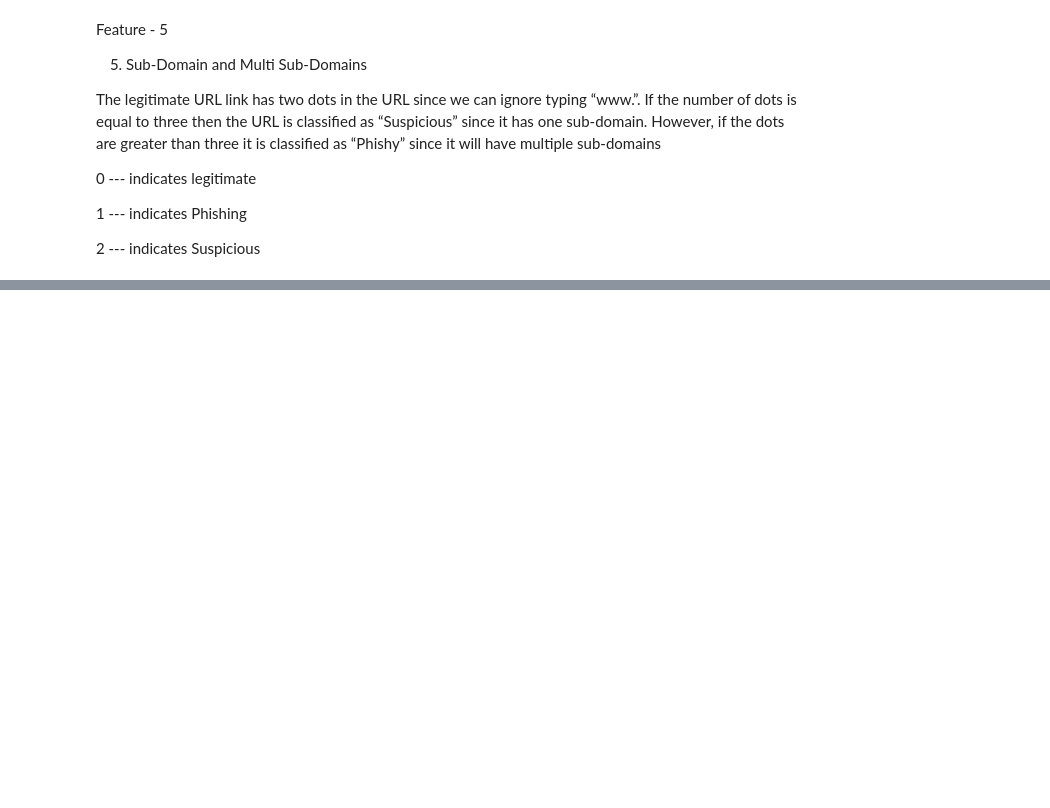
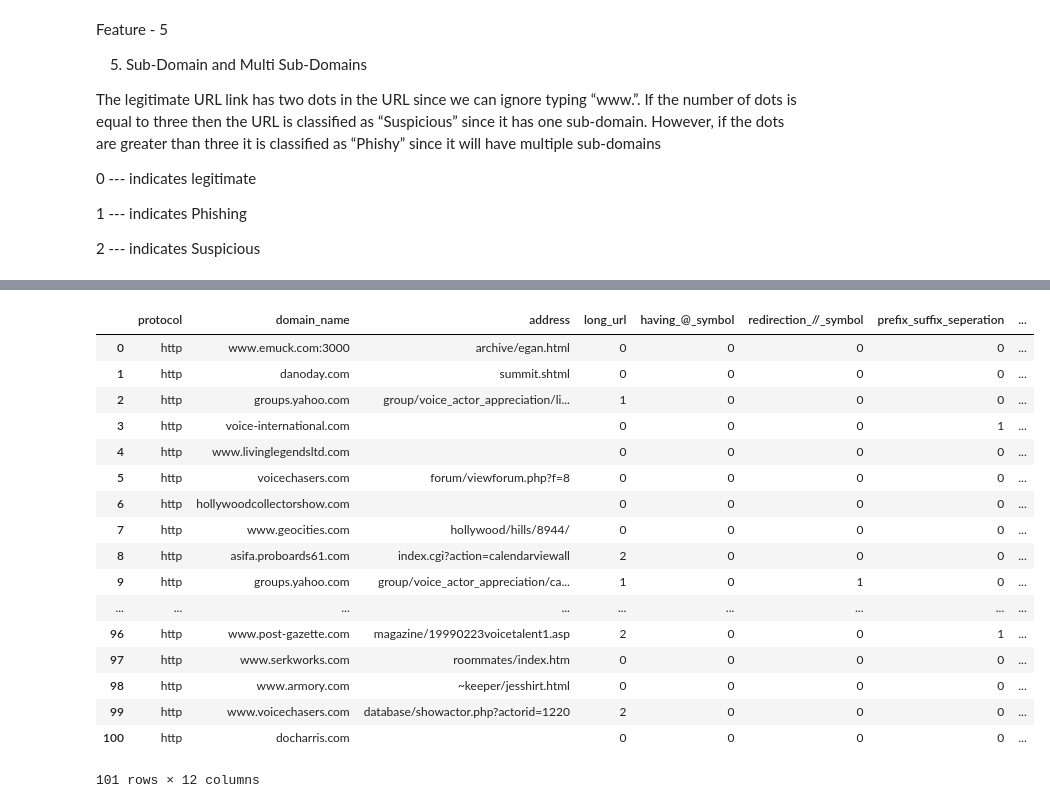
Before and after one commit to chamanthmvs/Phishing-Website-Detection, a Jupyter notebook: Phishing Website Detection.ipynb, the cells around one changed output, grey strips where cells are left out. Cells and saved outputs as stored; diff of their text form; code cells hidden in the pictures; blank space fills up the shorter version.

```diff
--- a/Phishing Website Detection.ipynb
+++ b/Phishing Website Detection.ipynb
@@ -309,0 +504,10 @@ splitted_data
+# %%
+import google
+def google_index(url):
+    site=google.search(url,5)
+    if site:
+        return 0
+    else:
+        return 1
+# %%
+splitted_data['google_index'] = raw_data['websites'].apply(google_index)
@@ -309,0 +529,36 @@ splitted_data
+# %%
+from bs4 import BeautifulSoup
+import urllib.request
+def web_traffic(url):
+    try:
+        rank = bs4.BeautifulSoup(urllib.request.urlopen("http://data.alexa.com/data?cli=10&dat=s&url=" + url).read(), "xml").find("REACH")['RANK']
+    except TypeError:
+        return 1
+    rank= int(rank)
+    if (rank<100000):
+        return 0
+    else:
+        return 2
+# %%
+splitted_data['web_traffic'] = raw_data['websites'].apply(web_traffic)
+# %%
+splitted_data
+# %% [output]
+|  | protocol | domain_name | address | long_url | having_@_symbol | redirection_//_symbol | prefix_suffix_seperation | ... |
+| 0 | http | www.emuck.com:3000 | archive/egan.html | 0 | 0 | 0 | 0 | ... |
+| 1 | http | danoday.com | summit.shtml | 0 | 0 | 0 | 0 | ... |
+| 2 | http | groups.yahoo.com | group/voice_actor_appreciation/li... | 1 | 0 | 0 | 0 | ... |
+| 3 | http | voice-international.com |  | 0 | 0 | 0 | 1 | ... |
+| 4 | http | www.livinglegendsltd.com |  | 0 | 0 | 0 | 0 | ... |
+| 5 | http | voicechasers.com | forum/viewforum.php?f=8 | 0 | 0 | 0 | 0 | ... |
+| 6 | http | hollywoodcollectorshow.com |  | 0 | 0 | 0 | 0 | ... |
+| 7 | http | www.geocities.com | hollywood/hills/8944/ | 0 | 0 | 0 | 0 | ... |
+| 8 | http | asifa.proboards61.com | index.cgi?action=calendarviewall | 2 | 0 | 0 | 0 | ... |
+| 9 | http | groups.yahoo.com | group/voice_actor_appreciation/ca... | 1 | 0 | 1 | 0 | ... |
+| ... | ... | ... | ... | ... | ... | ... | ... | ... |
+| 96 | http | www.post-gazette.com | magazine/19990223voicetalent1.asp | 2 | 0 | 0 | 1 | ... |
+| 97 | http | www.serkworks.com | roommates/index.htm | 0 | 0 | 0 | 0 | ... |
+| 98 | http | www.armory.com | ~keeper/jesshirt.html | 0 | 0 | 0 | 0 | ... |
+| 99 | http | www.voicechasers.com | database/showactor.php?actorid=1220 | 2 | 0 | 0 | 0 | ... |
+| 100 | http | docharris.com |  | 0 | 0 | 0 | 0 | ... |
+101 rows × 12 columns
```
Also changed, not shown: parts of 45 cells of this notebook.
